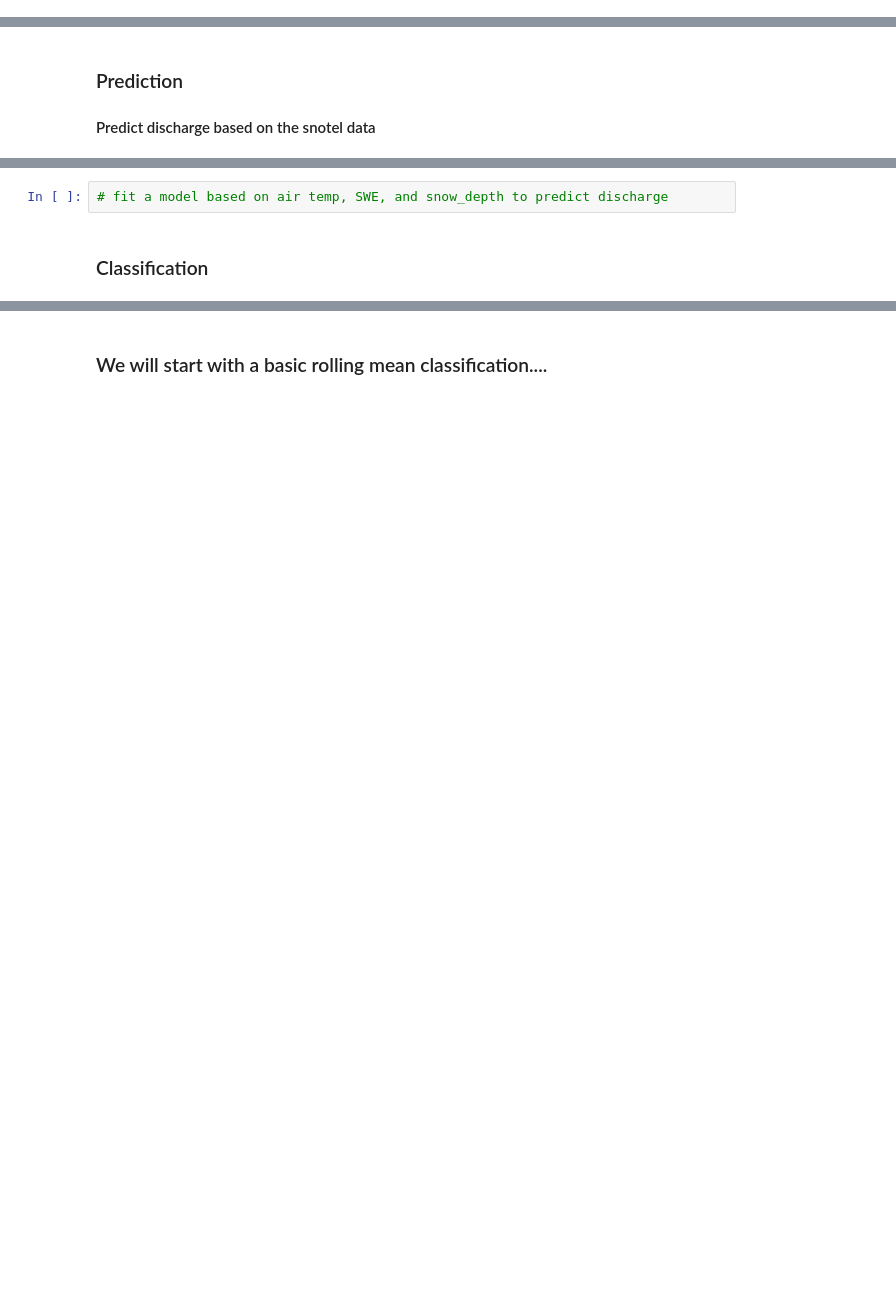
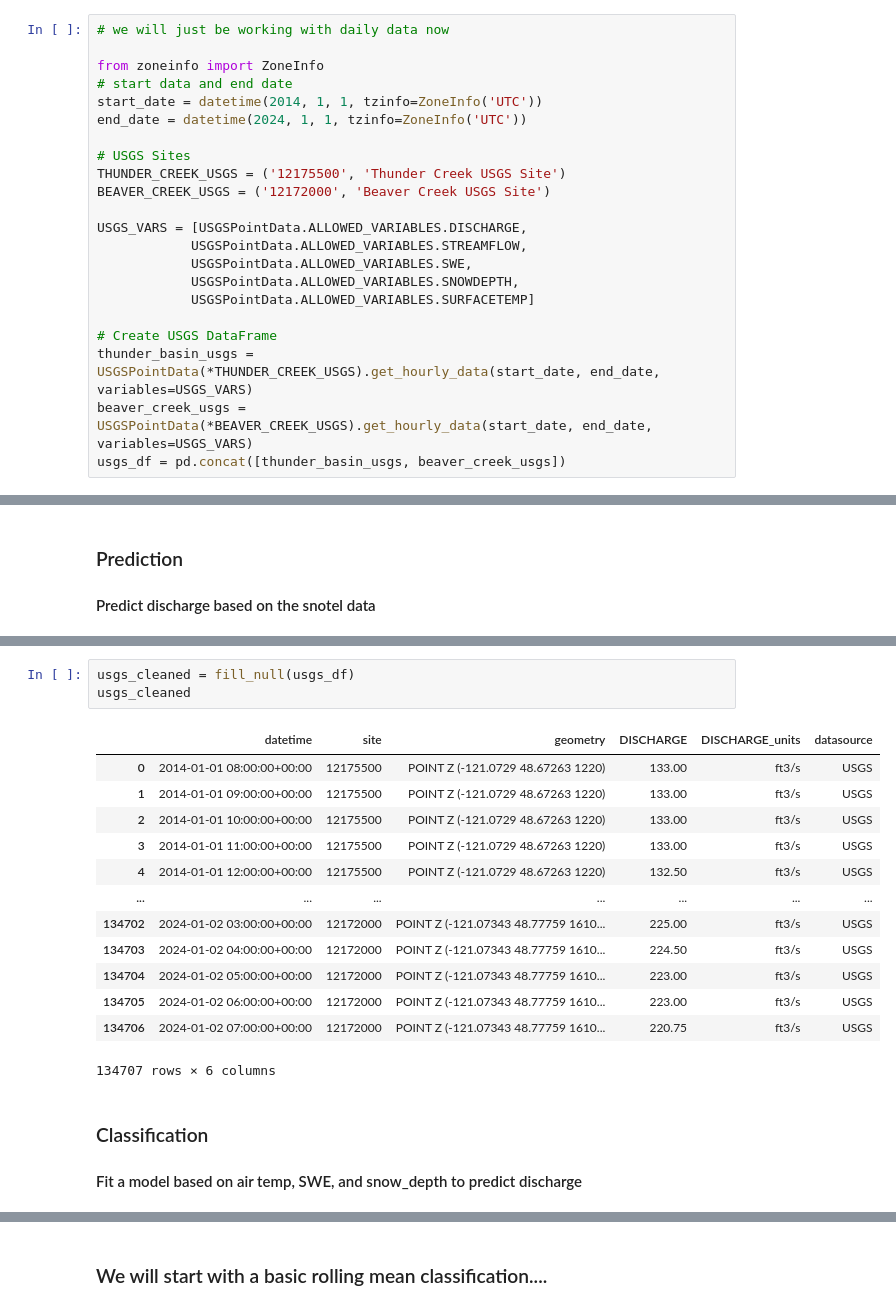
Before and after one commit to UW-GDA/FlakesAndFlows, a Jupyter notebook: notebooks/analysis/EDA.ipynb, the cells around one changed output, grey strips where cells are left out. Cells and saved outputs as stored; diff of their text form; blank space fills up the shorter version.

```diff
--- a/notebooks/analysis/EDA.ipynb
+++ b/notebooks/analysis/EDA.ipynb
@@ -72,0 +65,22 @@ usgs_df.head()
+# %%
+# we will just be working with daily data now
+
+from zoneinfo import ZoneInfo
+# start data and end date
+start_date = datetime(2014, 1, 1, tzinfo=ZoneInfo('UTC'))
+end_date = datetime(2024, 1, 1, tzinfo=ZoneInfo('UTC'))
+
+# USGS Sites
+THUNDER_CREEK_USGS = ('12175500', 'Thunder Creek USGS Site')
+BEAVER_CREEK_USGS = ('12172000', 'Beaver Creek USGS Site')
+
+USGS_VARS = [USGSPointData.ALLOWED_VARIABLES.DISCHARGE,
+            USGSPointData.ALLOWED_VARIABLES.STREAMFLOW,
+            USGSPointData.ALLOWED_VARIABLES.SWE,
+            USGSPointData.ALLOWED_VARIABLES.SNOWDEPTH,
+            USGSPointData.ALLOWED_VARIABLES.SURFACETEMP]
+
+# Create USGS DataFrame
+thunder_basin_usgs = USGSPointData(*THUNDER_CREEK_USGS).get_hourly_data(start_date, end_date, variables=USGS_VARS)
+beaver_creek_usgs = USGSPointData(*BEAVER_CREEK_USGS).get_hourly_data(start_date, end_date, variables=USGS_VARS)
+usgs_df = pd.concat([thunder_basin_usgs, beaver_creek_usgs])
@@ -105,4 +208,20 @@ snotel_df
 # %%
-# fit a model based on air temp, SWE, and snow_depth to predict discharge
+usgs_cleaned = fill_null(usgs_df)
+usgs_cleaned
+# %% [output]
+|  | datetime | site | geometry | DISCHARGE | DISCHARGE_units | datasource |
+| 0 | 2014-01-01 08:00:00+00:00 | 12175500 | POINT Z (-121.0729 48.67263 1220) | 133.00 | ft3/s | USGS |
+| 1 | 2014-01-01 09:00:00+00:00 | 12175500 | POINT Z (-121.0729 48.67263 1220) | 133.00 | ft3/s | USGS |
+| 2 | 2014-01-01 10:00:00+00:00 | 12175500 | POINT Z (-121.0729 48.67263 1220) | 133.00 | ft3/s | USGS |
+| 3 | 2014-01-01 11:00:00+00:00 | 12175500 | POINT Z (-121.0729 48.67263 1220) | 133.00 | ft3/s | USGS |
+| 4 | 2014-01-01 12:00:00+00:00 | 12175500 | POINT Z (-121.0729 48.67263 1220) | 132.50 | ft3/s | USGS |
+| ... | ... | ... | ... | ... | ... | ... |
+| 134702 | 2024-01-02 03:00:00+00:00 | 12172000 | POINT Z (-121.07343 48.77759 1610... | 225.00 | ft3/s | USGS |
+| 134703 | 2024-01-02 04:00:00+00:00 | 12172000 | POINT Z (-121.07343 48.77759 1610... | 224.50 | ft3/s | USGS |
+| 134704 | 2024-01-02 05:00:00+00:00 | 12172000 | POINT Z (-121.07343 48.77759 1610... | 223.00 | ft3/s | USGS |
+| 134705 | 2024-01-02 06:00:00+00:00 | 12172000 | POINT Z (-121.07343 48.77759 1610... | 223.00 | ft3/s | USGS |
+| 134706 | 2024-01-02 07:00:00+00:00 | 12172000 | POINT Z (-121.07343 48.77759 1610... | 220.75 | ft3/s | USGS |
+134707 rows × 6 columns
 # %% [markdown]
 ### Classification
+#### Fit a model based on air temp, SWE, and snow_depth to predict discharge
```
Also changed, not shown: parts of 18 cells of this notebook.
